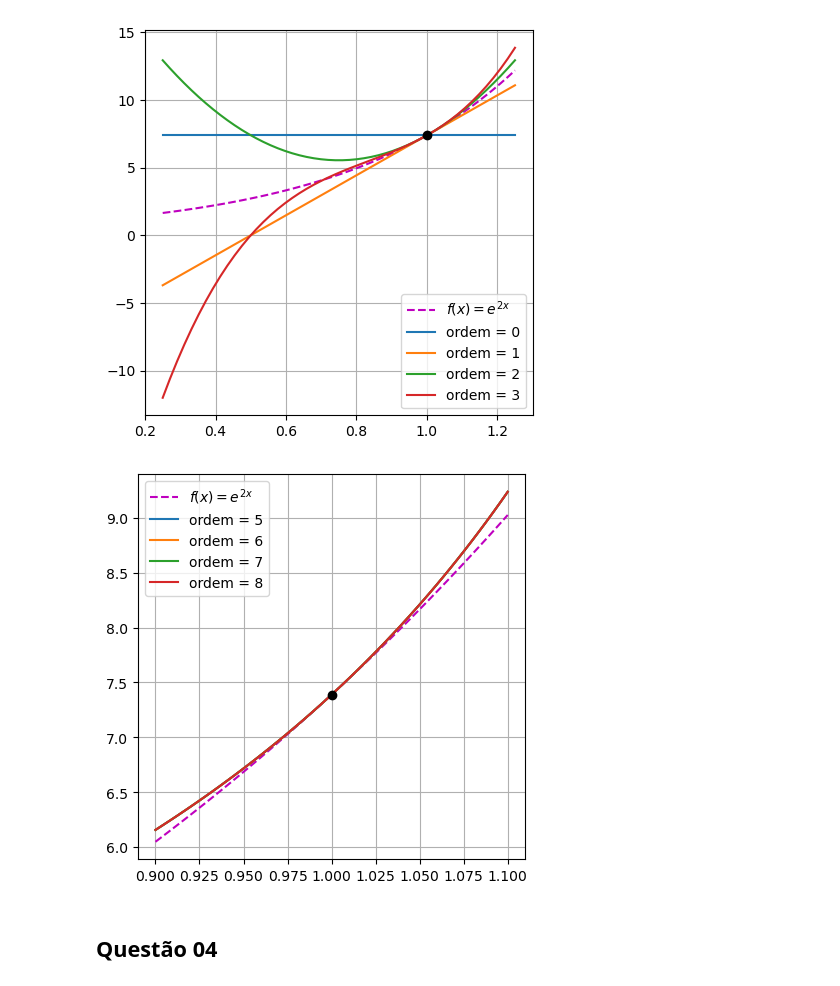
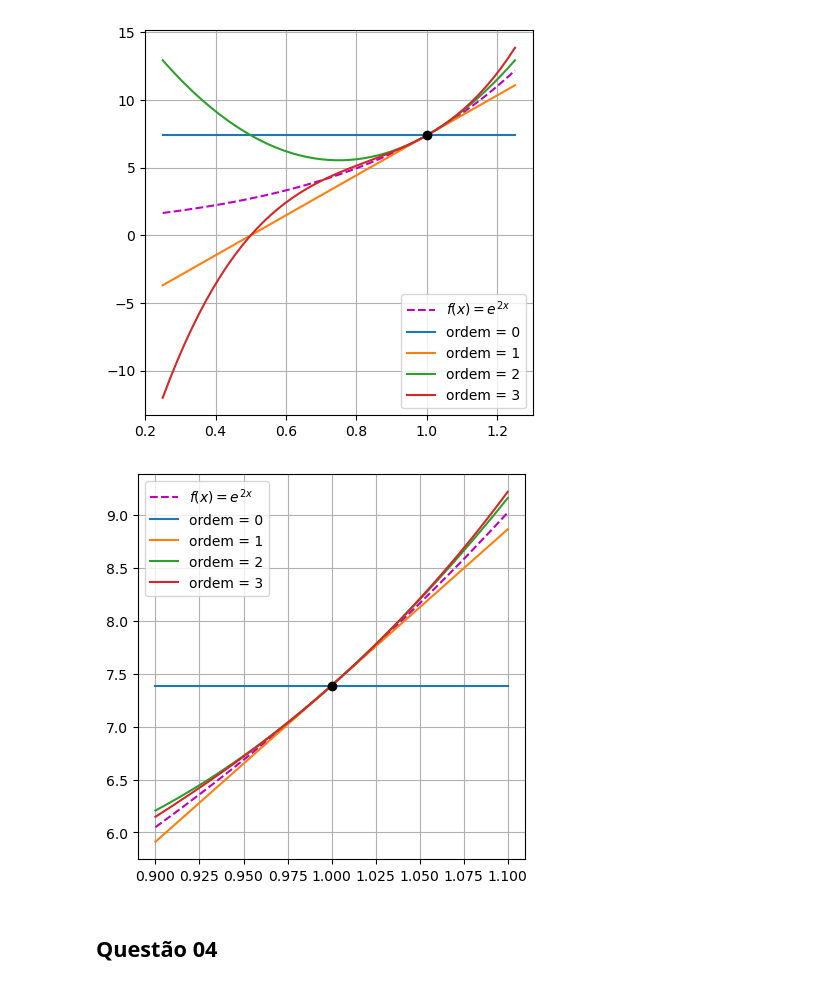
Before and after one commit to prj-phcp/MEC2403_Activities, a Jupyter notebook: Lista0/Lista0.ipynb, the cells around one changed output. Saved outputs shown, nothing was run; the diff lists cells and outputs as text; code cells hidden in the pictures.

```diff
--- a/Lista0/Lista0.ipynb
+++ b/Lista0/Lista0.ipynb
@@ -88,22 +86,22 @@ fig.savefig('images/q3_plot_zoom.pdf')
 # %% [output]
 [figure]
 # %%
-orders = range(5, 9)
+orders = range(0, 4)
 points = 50
 x_values = np.linspace(0.9, 1.1, points)
 fig, ax = plt.subplots(1,1, figsize=(5, 5))
 f_real = f(x_values)
 ax.plot(x_values, f_real, 'm--', label='$f(x) = e^{2x}$')
 for n in orders:
     f_approx = taylor_f(x_values, n)
     ax.plot(x_values, f_approx, label=f'ordem = {n}')
 
 ax.plot(1, f(1), 'ko')
 ax.legend()
 ax.grid()
-#fig.savefig('images/q3_plot_zoom_order.pdf')
+fig.savefig('images/q3_plot_zoom2.pdf')
 # %% [output]
-[figure, old version]
+[figure, new version]
 # %% [markdown]
 ## Questão 04
 # %% [markdown]
```
Also changed, not shown: parts of 4 cells of this notebook, 6 other files.
